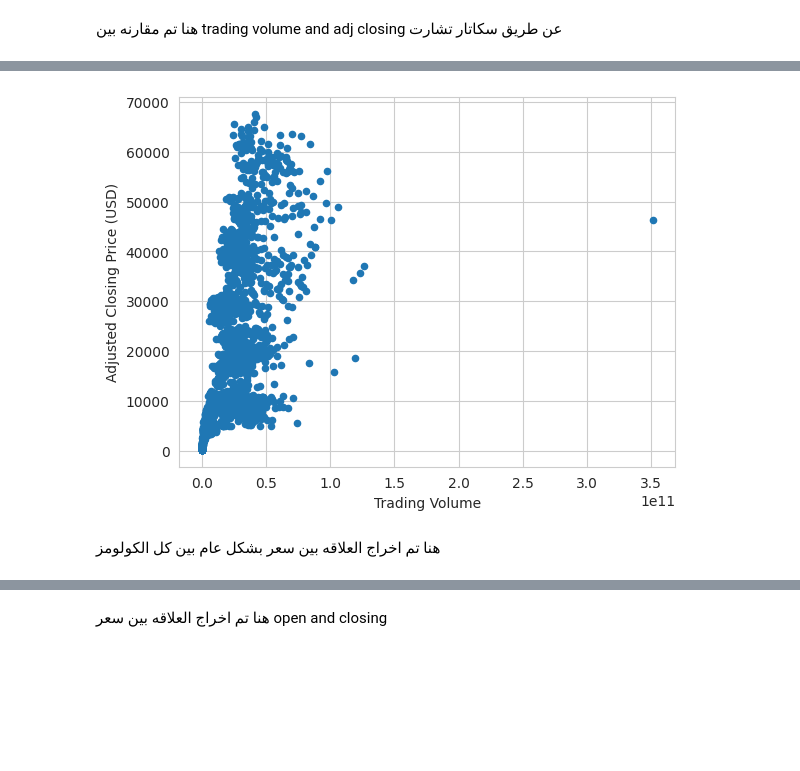
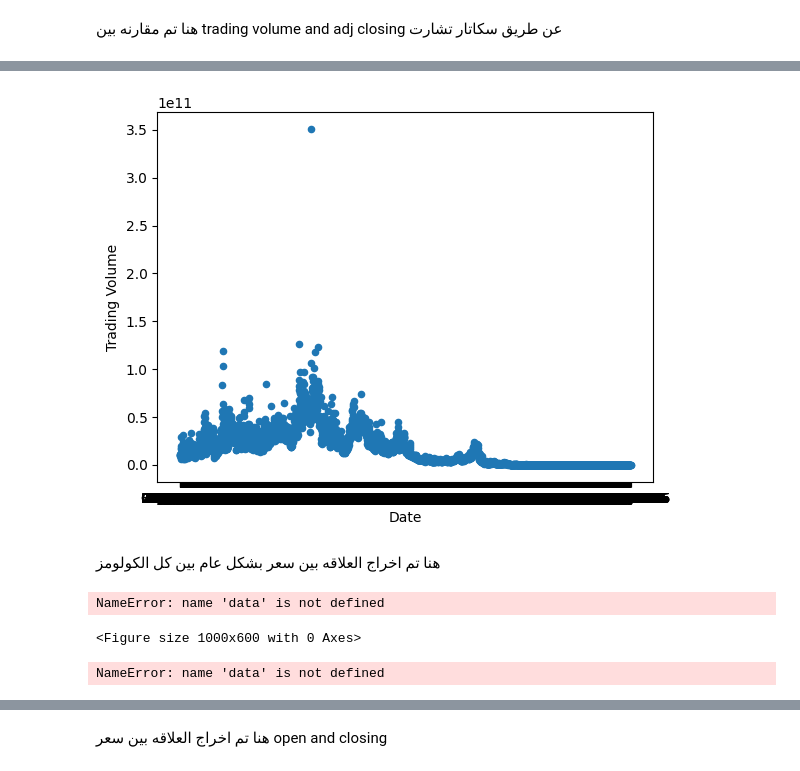
Before and after one commit to ayatkatka/bitcoin, a Jupyter notebook: bitcoinDataset.ipynb, the cells around one changed output, grey strips where cells are left out. Saved outputs shown, nothing was run; the diff lists cells and outputs as text; code cells hidden in the pictures; blank space fills up the shorter version.

```diff
--- a/bitcoinDataset.ipynb
+++ b/bitcoinDataset.ipynb
@@ -59,18 +132,43 @@ dtype: bool
 # %%
 import pandas as pd
 import matplotlib.pyplot as plt
 
 df = pd.read_csv('bitcoinDataset.csv')
 df.isnull()
 Df=df.dropna()
-mean1=df['Trading Volume'].mean()
+mean1=df['Closing Price (USD)'].mean()
 new_df=df.fillna(mean1, inplace=True)
-df.plot(kind = 'scatter', x = 'Trading Volume', y = 'Adjusted Closing Price (USD)')
+df.plot(kind = 'scatter', x = 'Date', y = 'Trading Volume')
 plt.show()
 # %% [output]
-[figure, old version]
+[figure, new version]
 # %% [markdown]
 هنا تم اخراج العلاقه بين سعر بشكل عام بين كل الكولومز
+# %%
+import matplotlib.pyplot as plt
+import seaborn as sns
+plt.figure(figsize=(10, 6))  # Set the figure size (adjust as needed)
+
+plt.plot(data['Date'], data['Closing Price (USD)'])  # Plot Date vs. Close
+
+plt.title('Bitcoin Price Over Time')  # Set the chart title
+plt.xlabel('Date')  # Set the x-axis label
+plt.ylabel('Closing Price (USD)')  # Set the y-axis label
+
+plt.grid(True)  # Add a grid for better readability
+
+plt.xticks(rotation=45)  # Rotate x-axis labels for better spacing
+
+plt.tight_layout()  # Ensure proper spacing of elements
+
+plt.show()  # Display the chart
+# %% [output]
+NameError: name 'data' is not defined
+<Figure size 1000x600 with 0 Axes>
+# %%
+sns.relplot(x="Date",y="High Price (USD)",data=data,kind="scatter",size="Low Price (USD)",hue="Low Price (USD)")
+# %% [output]
+NameError: name 'data' is not defined
 # %%
 import pandas as pd
 df=pd.read_csv('bitcoinDataset.csv')
```
Also changed, not shown: parts of 41 cells of this notebook.
